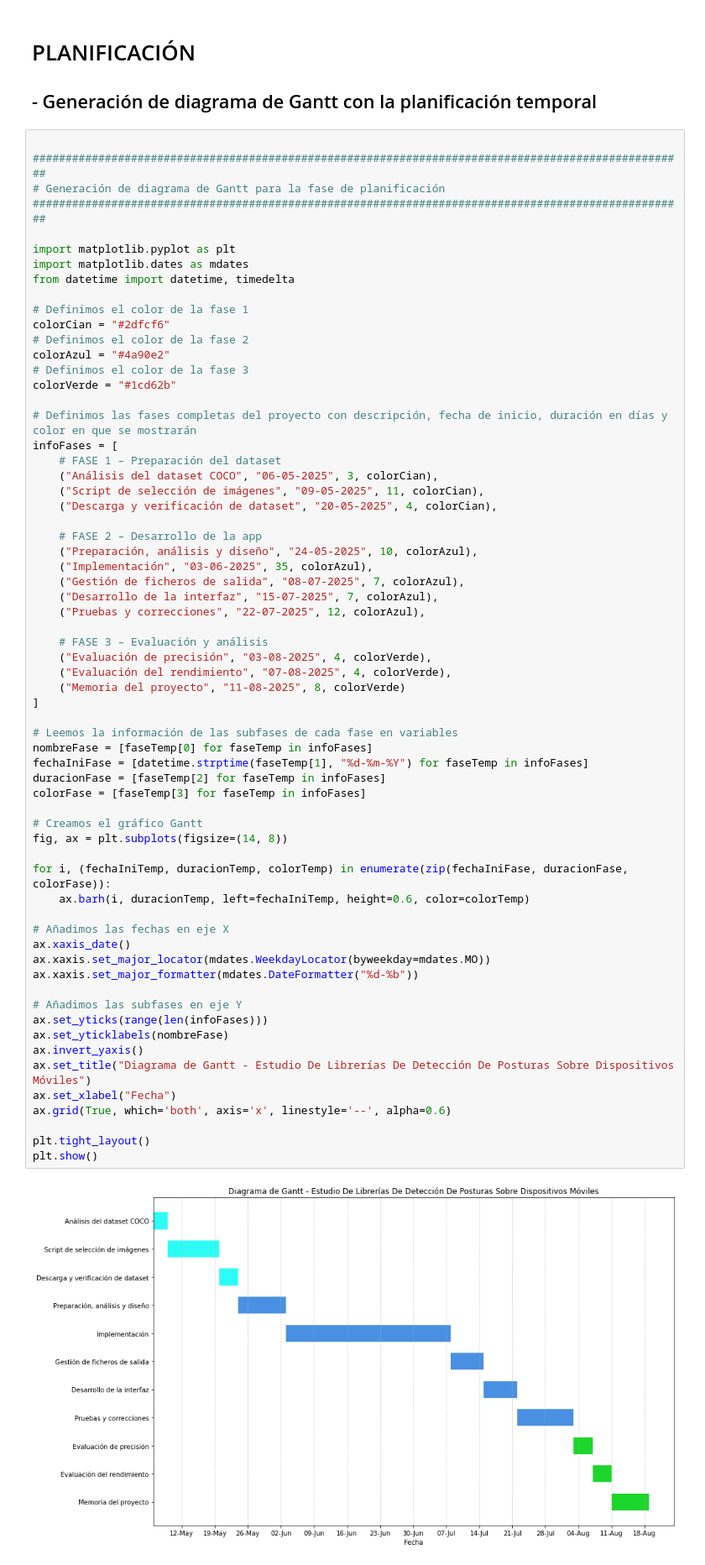
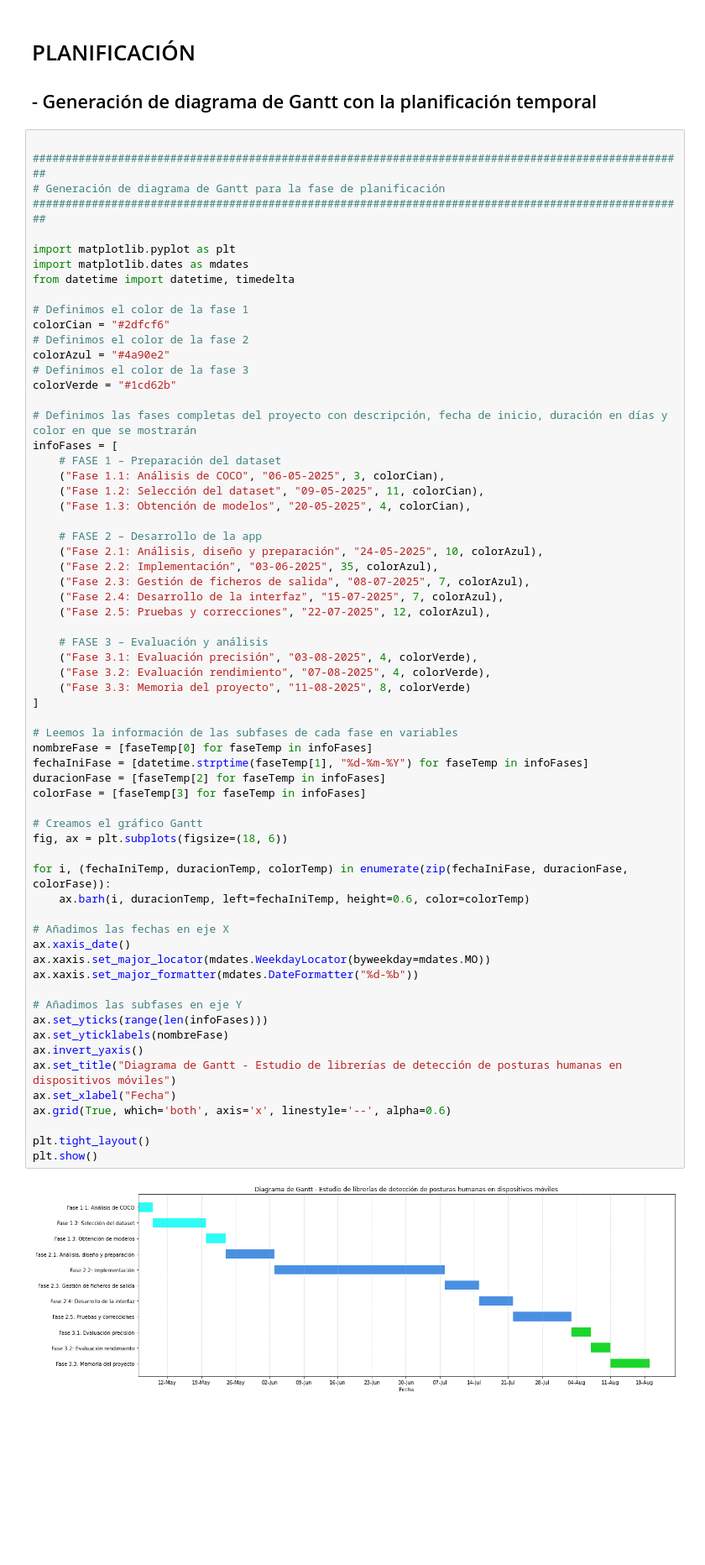
Before and after one commit to jr-gh/TFM, a Jupyter notebook: Notebook/TFM.ipynb, the cells around one changed output. Shown at 84% size. Drawn from its saved outputs; the diff is of its cells as text; blank space fills up the shorter version.

```diff
--- a/Notebook/TFM.ipynb
+++ b/Notebook/TFM.ipynb
@@ -22,52 +22,52 @@ colorVerde = "#1cd62b"
 # Definimos las fases completas del proyecto con descripción, fecha de inicio, duración en días y color en que se mostrarán
 infoFases = [
     # FASE 1 – Preparación del dataset
-    ("Análisis del dataset COCO", "06-05-2025", 3, colorCian),
-    ("Script de selección de imágenes", "09-05-2025", 11, colorCian),
-    ("Descarga y verificación de dataset", "20-05-2025", 4, colorCian),
+    ("Fase 1.1: Análisis de COCO", "06-05-2025", 3, colorCian),
+    ("Fase 1.2: Selección del dataset", "09-05-2025", 11, colorCian),
+    ("Fase 1.3: Obtención de modelos", "20-05-2025", 4, colorCian),
 
     # FASE 2 – Desarrollo de la app
-    ("Preparación, análisis y diseño", "24-05-2025", 10, colorAzul),
-    ("Implementación", "03-06-2025", 35, colorAzul),
-    ("Gestión de ficheros de salida", "08-07-2025", 7, colorAzul),
-    ("Desarrollo de la interfaz", "15-07-2025", 7, colorAzul),
-    ("Pruebas y correcciones", "22-07-2025", 12, colorAzul),
+    ("Fase 2.1: Análisis, diseño y preparación", "24-05-2025", 10, colorAzul),
+    ("Fase 2.2: Implementación", "03-06-2025", 35, colorAzul),
+    ("Fase 2.3: Gestión de ficheros de salida", "08-07-2025", 7, colorAzul),
+    ("Fase 2.4: Desarrollo de la interfaz", "15-07-2025", 7, colorAzul),
+    ("Fase 2.5: Pruebas y correcciones", "22-07-2025", 12, colorAzul),
 
     # FASE 3 – Evaluación y análisis
-    ("Evaluación de precisión", "03-08-2025", 4, colorVerde),
-    ("Evaluación del rendimiento", "07-08-2025", 4, colorVerde),
-    ("Memoria del proyecto", "11-08-2025", 8, colorVerde)
+    ("Fase 3.1: Evaluación precisión", "03-08-2025", 4, colorVerde),
+    ("Fase 3.2: Evaluación rendimiento", "07-08-2025", 4, colorVerde),
+    ("Fase 3.3: Memoria del proyecto", "11-08-2025", 8, colorVerde)
 ]
 
 # Leemos la información de las subfases de cada fase en variables
 nombreFase = [faseTemp[0] for faseTemp in infoFases]
 fechaIniFase = [datetime.strptime(faseTemp[1], "%d-%m-%Y") for faseTemp in infoFases]
 duracionFase = [faseTemp[2] for faseTemp in infoFases]
 colorFase = [faseTemp[3] for faseTemp in infoFases]
 
 # Creamos el gráfico Gantt
-fig, ax = plt.subplots(figsize=(14, 8))
+fig, ax = plt.subplots(figsize=(18, 6))
 
 for i, (fechaIniTemp, duracionTemp, colorTemp) in enumerate(zip(fechaIniFase, duracionFase, colorFase)):
     ax.barh(i, duracionTemp, left=fechaIniTemp, height=0.6, color=colorTemp)
 
 # Añadimos las fechas en eje X
 ax.xaxis_date()
 ax.xaxis.set_major_locator(mdates.WeekdayLocator(byweekday=mdates.MO))
 ax.xaxis.set_major_formatter(mdates.DateFormatter("%d-%b"))
 
 # Añadimos las subfases en eje Y
 ax.set_yticks(range(len(infoFases)))
 ax.set_yticklabels(nombreFase)
 ax.invert_yaxis()
-ax.set_title("Diagrama de Gantt - Estudio De Librerías De Detección De Posturas Sobre Dispositivos Móviles")
+ax.set_title("Diagrama de Gantt - Estudio de librerías de detección de posturas humanas en dispositivos móviles")
 ax.set_xlabel("Fecha")
 ax.grid(True, which='both', axis='x', linestyle='--', alpha=0.6)
 
 plt.tight_layout()
 plt.show()
 # %% [output]
-[figure, old version]
+[figure, new version]
 # %% [markdown]
 # FASE 1: obtención de dataset de imágenes y modelos Yolo
 
```
Also changed, not shown: parts of 16 cells of this notebook.
